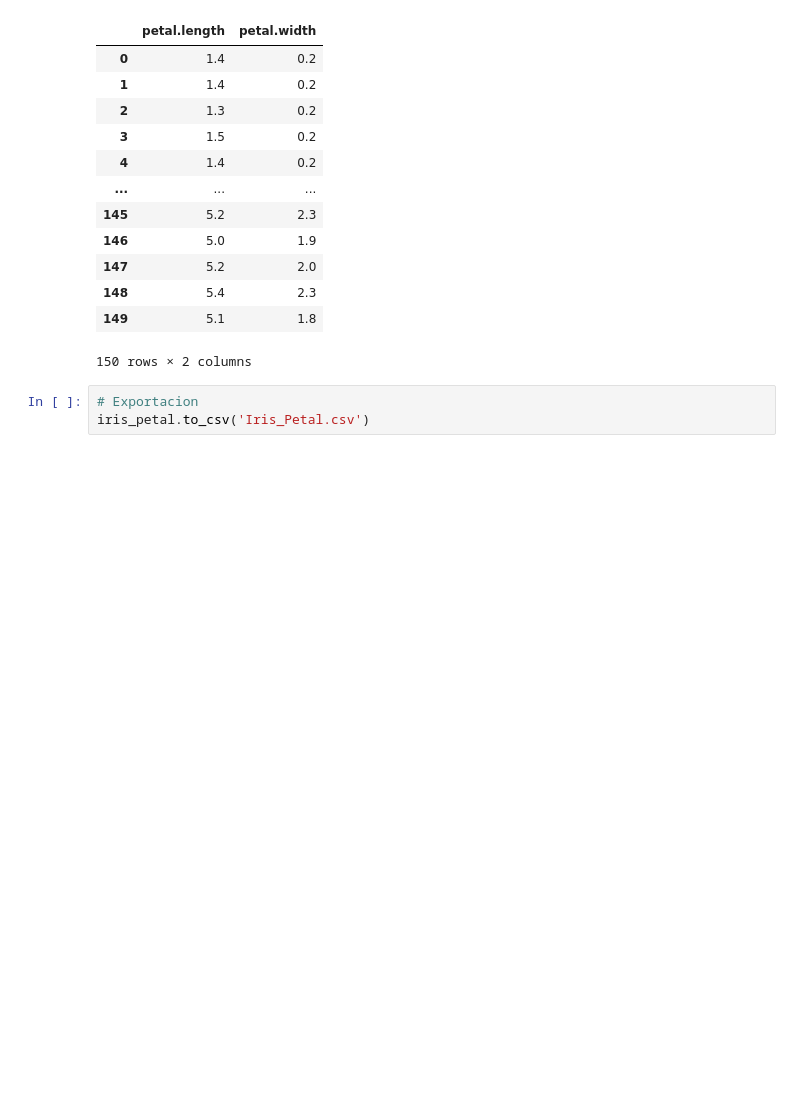
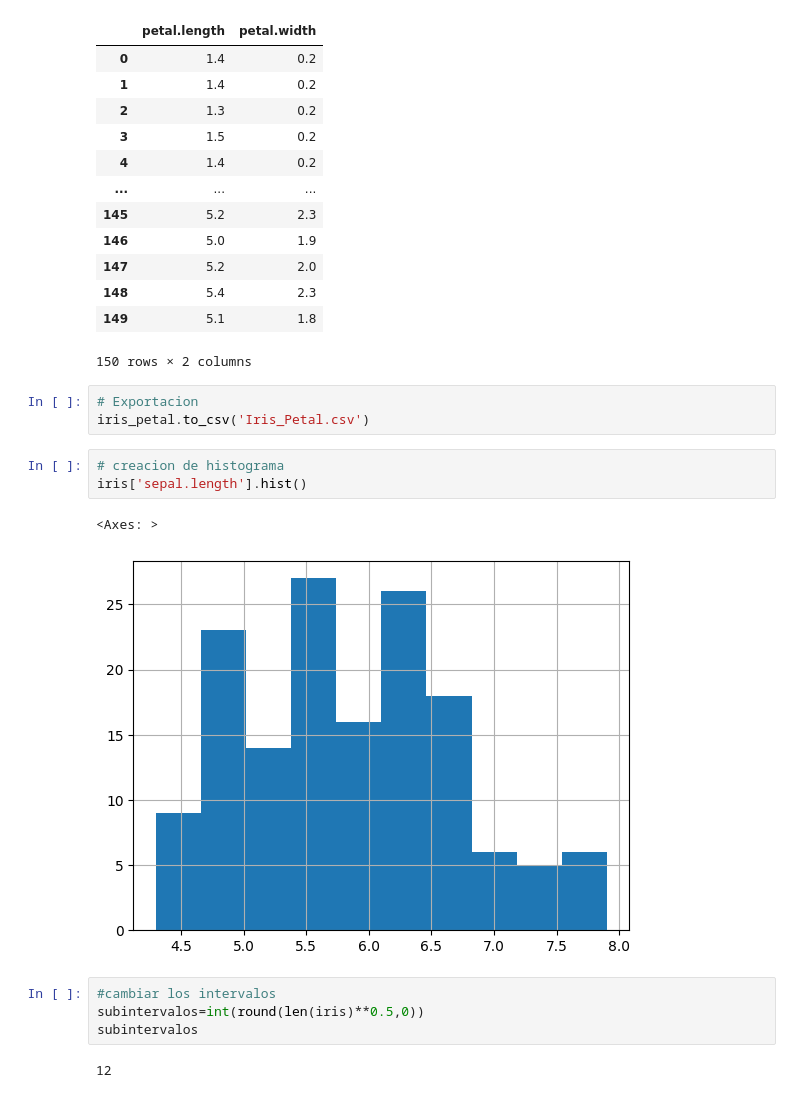
Before and after one commit to Benmaza/Benmaza, a Jupyter notebook: EBAC/11_iris.ipynb, the cells around one changed output. Saved outputs shown, nothing was run; the diff lists cells and outputs as text; blank space fills up the shorter version.

```diff
--- a/EBAC/11_iris.ipynb
+++ b/EBAC/11_iris.ipynb
@@ -58,3 +58,15 @@ iris_petal
 # %%
 # Exportacion
 iris_petal.to_csv('Iris_Petal.csv')
+# %%
+# creacion de histograma
+iris['sepal.length'].hist()
+# %% [output]
+<Axes: >
+[figure, added]
+# %%
+#cambiar los intervalos
+subintervalos=int(round(len(iris)**0.5,0))
+subintervalos
+# %% [output]
+12
```
Also changed, not shown: parts of 3 cells of this notebook, 4 other files.
